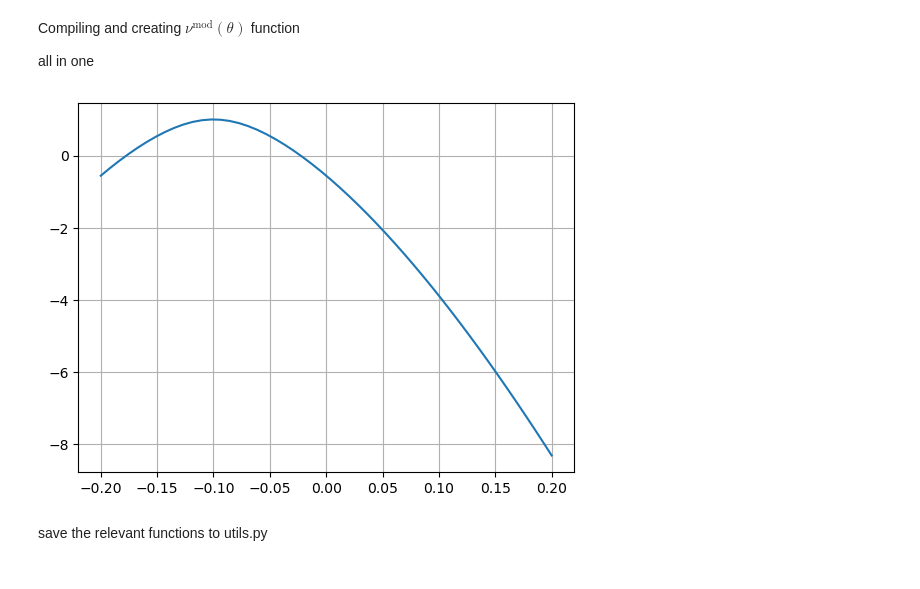
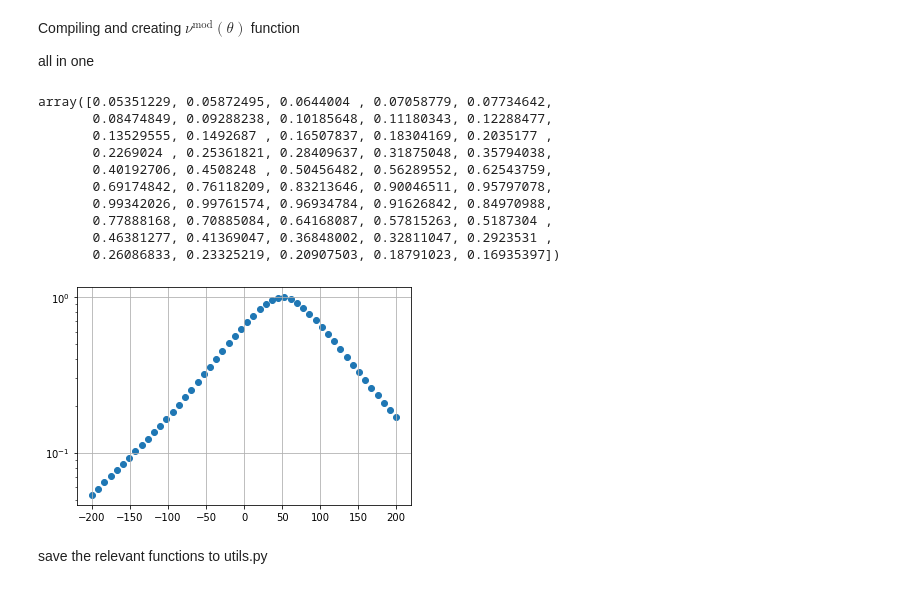
Before and after one commit to Alisyaifudin/Thesis-Project, a Jupyter notebook: 4_Gravity/4.1. LogNu (Dark).ipynb, the cells around one changed output. Drawn from its saved outputs; the diff is of its cells as text; code cells hidden in the pictures.

```diff
--- a/4_Gravity/4.1. LogNu (Dark).ipynb
+++ b/4_Gravity/4.1. LogNu (Dark).ipynb
@@ -345,13 +426,16 @@ sigmaz = df_baryon["sigma_z"].to_numpy() # km/s
 rhoDM = 0.016 # Msun/pc^3
 sigmaDD = 7 # Msun/pc^2
 hDD = 65 # pc
+nu0 = 1
 
 # initial values
 phi0 = 0 # (km/s)^2
 Kz0 = 0 # pc (km/s)^2
 R = 3.4E-3
+z0 = -50 # pc
+zmax = 200 # pc
 y0 = [Kz0, phi0]
-zs = np.linspace(0, 200, 1000)
+zs = np.linspace(0, zmax+abs(z0), 1000)
 us = odeint(f, y0, zs, args=(rhos, sigmaz, rhoDM, sigmaDD, hDD, R))
 # %%
 phi = us[:, 0]
@@ -386,0 +475,17 @@ plt.grid()
+# %%
+nu0 = 1
+sigma_w = np.vstack(np.array([10, 5, 2]))
+a_raw = np.vstack(np.array([-0.1, 2, 0.3]))
+a = a_raw/np.sum(a_raw)
+
+nu = nu0*np.sum(a*np.exp(-phi_z(zs, z0)/sigma_w**2), axis=0)
+
+for ai, sigma_wi in zip(a, sigma_w):
+    plt.plot(zs, nu0*ai*np.exp(-phi_z(zs, z0)/sigma_wi**2))
+plt.xlabel("z (pc)")
+plt.ylabel("nu")
+plt.plot(zs, nu, c="r", lw=2)
+plt.ylim(1E-2*nu0, nu0*1.2)
+plt.yscale("log")
+plt.grid()
+plt.show()
@@ -423,20 +554,35 @@ rhoDM = 0.016 # Msun/pc^3
 sigmaDD = 7 # Msun/pc^2
 hDD = 20 # pc
 R = 3.4E-3 # Msun/pc^3
-logNu0 = 1
-zsun = 0.1
-sigma_w = 5
+nu0 = 1
+zsun = -50
+sigma_w = np.array([10, 5, 2])
+a_raw = np.array([1, 2, 0.3])
 w0 = 0.5
-theta = dict(rhos=rhos, sigmaz=sigmaz, rhoDM=rhoDM, sigmaDD=sigmaDD, hDD=hDD, logNu0=logNu0, zsun=zsun, R=R, sigma_w=sigma_w, w0=w0)
 
-zz = np.linspace(-0.2, 0.2, 50)
+theta = dict(rhos=rhos, sigmaz=sigmaz, rhoDM=rhoDM, sigmaDD=sigmaDD, hDD=hDD, nu0=nu0, zsun=zsun, R=R, w0=w0, sigma_w=sigma_w, a=a_raw)
+
+zz = np.linspace(-200, 200, 50)
 sigma_v = 5
-logNu = log_nu_mod(zz, theta)
+nu = nu_mod(zz, **theta)
+nu
+# %% [output]
+array([0.05351229, 0.05872495, 0.0644004 , 0.07058779, 0.07734642,
+       0.08474849, 0.09288238, 0.10185648, 0.11180343, 0.12288477,
+       0.13529555, 0.1492687 , 0.16507837, 0.18304169, 0.2035177 ,
+       0.2269024 , 0.25361821, 0.28409637, 0.31875048, 0.35794038,
+       0.40192706, 0.4508248 , 0.50456482, 0.56289552, 0.62543759,
+       0.69174842, 0.76118209, 0.83213646, 0.90046511, 0.95797078,
+       0.99342026, 0.99761574, 0.96934784, 0.91626842, 0.84970988,
+       0.77888168, 0.70885084, 0.64168087, 0.57815263, 0.5187304 ,
+       0.46381277, 0.41369047, 0.36848002, 0.32811047, 0.2923531 ,
+       0.26086833, 0.23325219, 0.20907503, 0.18791023, 0.16935397])
 # %%
-plt.plot(zz, logNu)
+plt.scatter(zz, nu)
+plt.yscale("log")
 plt.grid()
 # %% [output]
-[figure, old version]
+[figure, new version]
 # %% [markdown]
 save the relevant functions to utils.py
 # %% [markdown]
```
Also changed, not shown: parts of 29 cells of this notebook, 5 other files.
